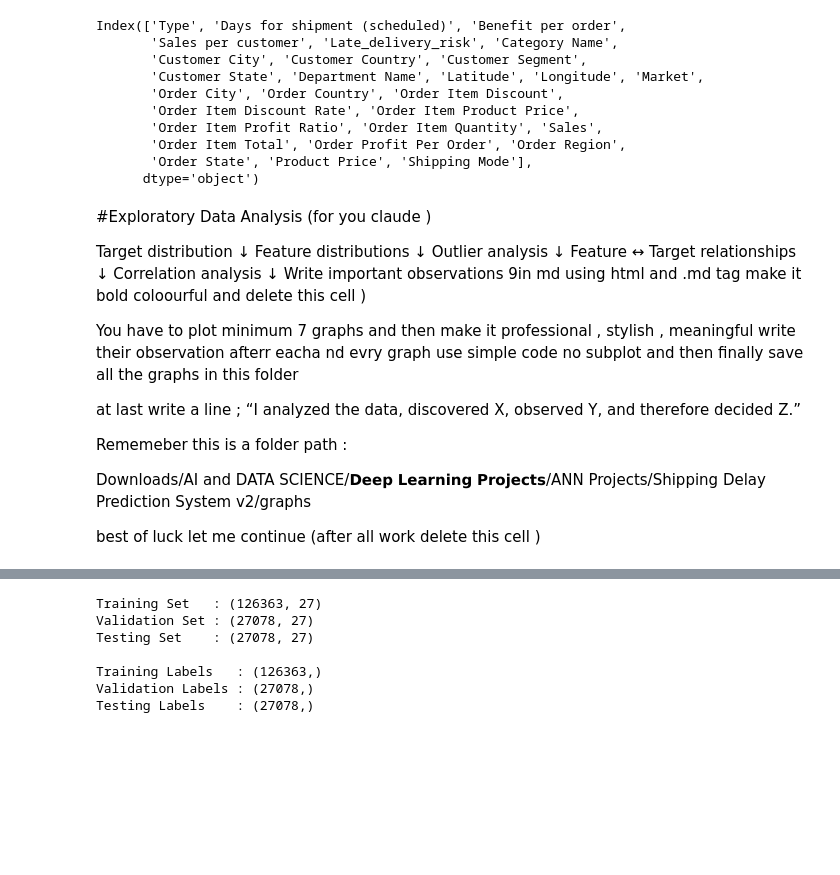
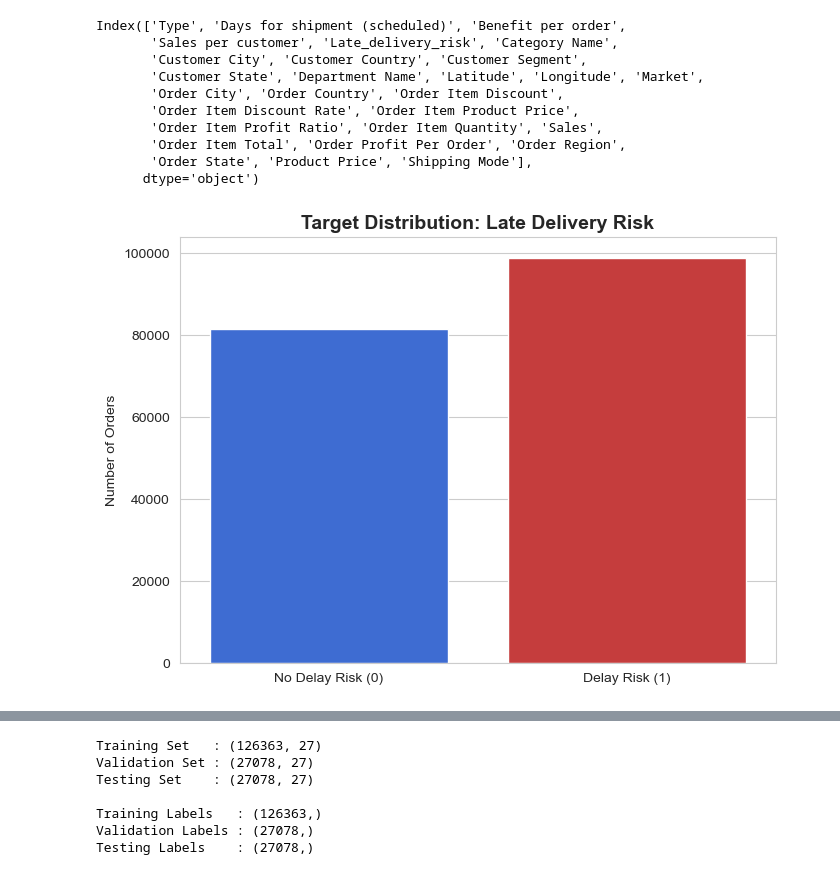
Before and after one commit to Rohit-coder-py/AI-Engineering-Notebooks, a Jupyter notebook: 𝗗𝗲𝗲𝗽 𝗟𝗲𝗮𝗿𝗻𝗶𝗻𝗴 𝗣𝗿𝗼𝗷𝗲𝗰𝘁𝘀/ANN Projects/Shipping Delay Prediction System v2/notebooks/ShipSense - Deep Learning.ipynb, the cells around one changed output, grey strips where cells are left out. Cells and saved outputs as stored; diff of their text form; code cells hidden in the pictures; blank space fills up the shorter version.

Commit message:
Graphs and Models Updated

```diff
--- a/𝗗𝗲𝗲𝗽 𝗟𝗲𝗮𝗿𝗻𝗶𝗻𝗴 𝗣𝗿𝗼𝗷𝗲𝗰𝘁𝘀/ANN Projects/Shipping Delay Prediction System v2/notebooks/ShipSense - Deep Learning.ipynb
+++ b/𝗗𝗲𝗲𝗽 𝗟𝗲𝗮𝗿𝗻𝗶𝗻𝗴 𝗣𝗿𝗼𝗷𝗲𝗰𝘁𝘀/ANN Projects/Shipping Delay Prediction System v2/notebooks/ShipSense - Deep Learning.ipynb
@@ -525,28 +520,22 @@ df_cleaned.to_csv(
-# %% [markdown]
-#Exploratory Data Analysis (for you claude )
-
-Target distribution
-       ↓
-Feature distributions
-       ↓
-Outlier analysis
-       ↓
-Feature ↔ Target relationships
-       ↓
-Correlation analysis
-       ↓
-Write important observations 9in md using html and .md tag make it bold coloourful and delete this cell )
-
-
-You have to plot minimum 7 graphs and then make it professional , stylish , meaningful write their observation afterr eacha nd evry graph use simple code no subplot and then finally save all the graphs in this folder
-
-
-at last write a line ; “I analyzed the data, discovered X, observed Y, and therefore decided Z.”
-
-Rememeber this is a folder path :
-
-
-Downloads/AI and DATA SCIENCE/𝗗𝗲𝗲𝗽 𝗟𝗲𝗮𝗿𝗻𝗶𝗻𝗴 𝗣𝗿𝗼𝗷𝗲𝗰𝘁𝘀/ANN Projects/Shipping Delay Prediction System v2/graphs
-
-
-best of luck let me continue (after all work delete this cell )
+# %%
+#eda
+
+
+sns.set_style("whitegrid")
+
+GRAPH_DIR = r"C:\Users\shobh\Downloads\AI and DATA SCIENCE\𝗗𝗲𝗲𝗽 𝗟𝗲𝗮𝗿𝗻𝗶𝗻𝗴 𝗣𝗿𝗼𝗷𝗲𝗰𝘁𝘀\ANN Projects\Shipping Delay Prediction System v2\graphs"
+os.makedirs(GRAPH_DIR, exist_ok=True)
+# %%
+plt.figure(figsize=(7, 5))
+ax = sns.countplot(data=df, x='Late_delivery_risk', hue='Late_delivery_risk',
+                    palette=['#2563EB', '#DC2626'], legend=False)
+ax.set_xticks([0, 1])
+ax.set_xticklabels(['No Delay Risk (0)', 'Delay Risk (1)'])
+plt.title('Target Distribution: Late Delivery Risk', fontsize=14, fontweight='bold')
+plt.xlabel('')
+plt.ylabel('Number of Orders')
+plt.tight_layout()
+plt.savefig(f"{GRAPH_DIR}/01_target_distribution.png", dpi=150)
+plt.show()
+# %% [output]
+[figure, added]
```
Also changed, not shown: parts of 19 cells of this notebook, 13 other files.
